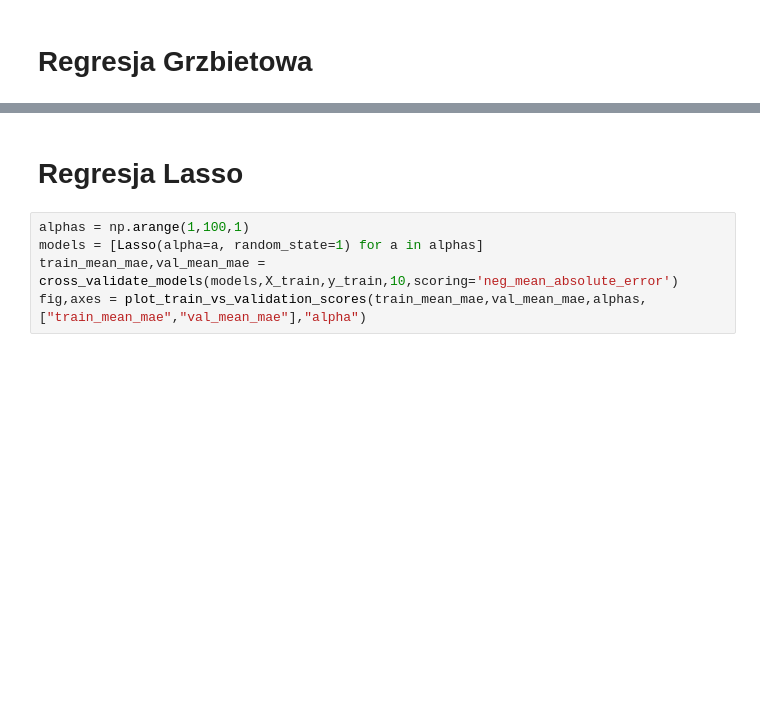
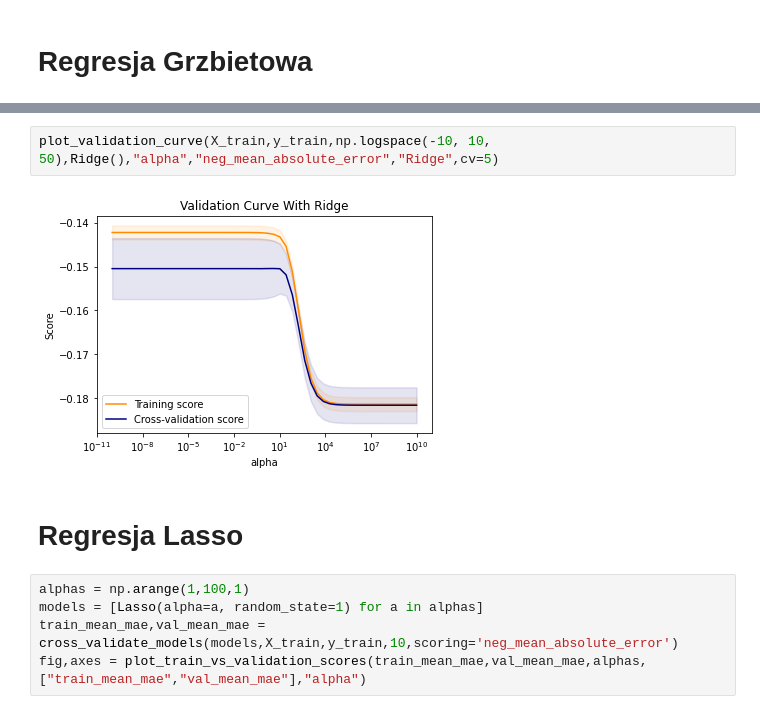
Before and after one commit to matlaczj/Predictive-Modeling-for-Student-Alcohol-Consumption, a Jupyter notebook: Projekt/projekt.ipynb, the cells around one changed output, grey strips where cells are left out. Drawn from its saved outputs; the diff is of its cells as text; blank space fills up the shorter version.

Commit message:
plot_validation_curve
pomaga dobrać hiperparametr i rysuje ładny wykresik

```diff
--- a/Projekt/projekt.ipynb
+++ b/Projekt/projekt.ipynb
@@ -102,3 +166,7 @@ fig,axes = plot_train_vs_validation_scores(train_mean_mae,val_mean_mae,alphas,["
+# %%
+plot_validation_curve(X_train,y_train,np.logspace(-10, 10, 50),Ridge(),"alpha","neg_mean_absolute_error","Ridge",cv=5)
+# %% [output]
+[figure, added]
 # %% [markdown]
 # Regresja Lasso
 # %%
```
Also changed, not shown: parts of 14 cells of this notebook, 1 other file.
